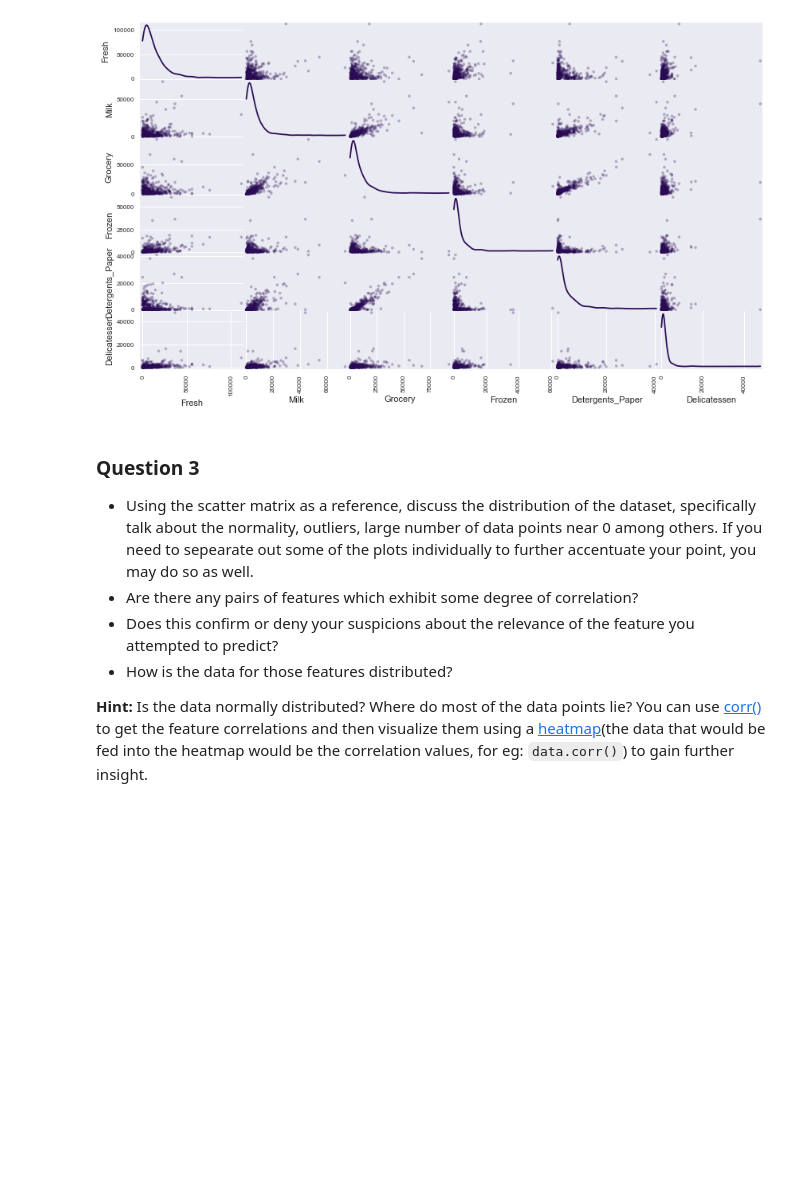
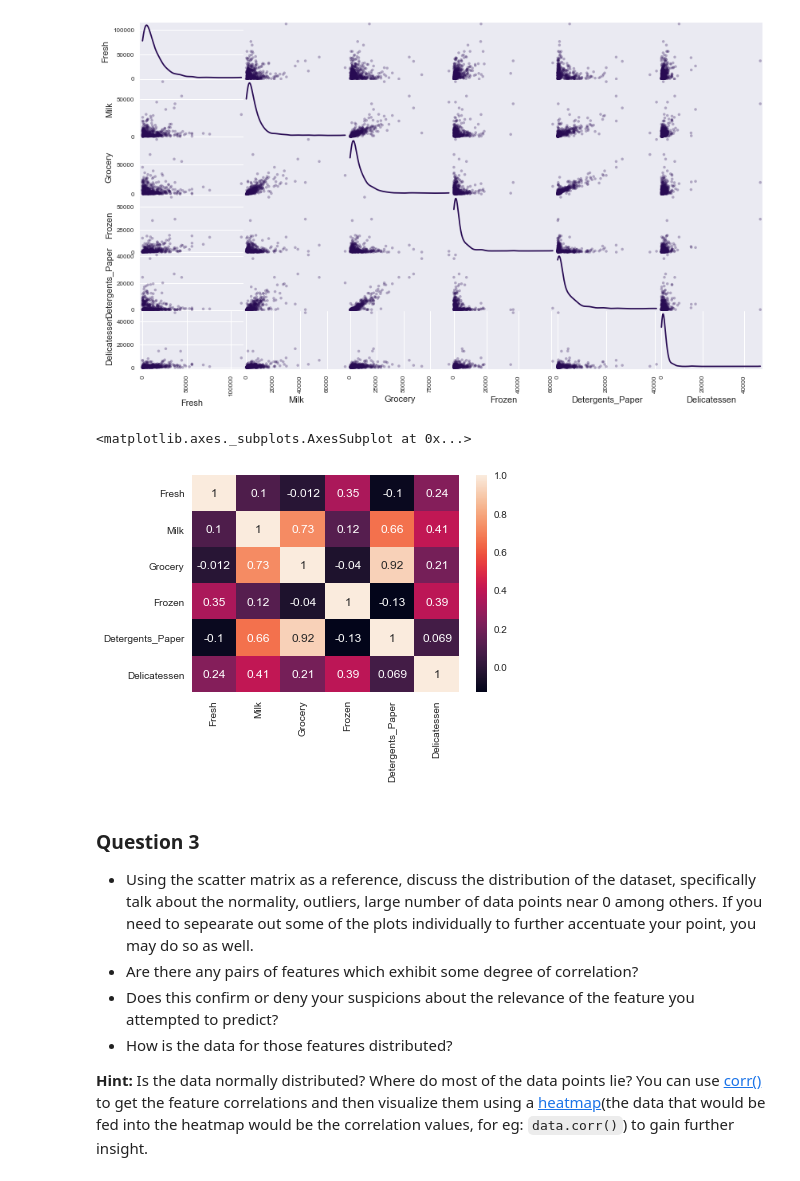
Before and after one commit to gromag/machine-learning, a Jupyter notebook: projects/customer_segments/customer_segments.ipynb, the cells around one changed output. Cells and saved outputs as stored; diff of their text form; code cells hidden in the pictures; blank space fills up the shorter version.

```diff
--- a/projects/customer_segments/customer_segments.ipynb
+++ b/projects/customer_segments/customer_segments.ipynb
@@ -183,6 +191,11 @@ To get a better understanding of the dataset, we can construct a scatter matrix
 pd.scatter_matrix(data, alpha = 0.3, figsize = (14,8), diagonal = 'kde');
 # %% [output]
 [figure]
+# %%
+sns.heatmap(data.corr(), annot = True )
+# %% [output]
+<matplotlib.axes._subplots.AxesSubplot at 0x...>
+[figure, added]
 # %% [markdown]
 ### Question 3
 * Using the scatter matrix as a reference, discuss the distribution of the dataset, specifically talk about the normality, outliers, large number of data points near 0 among others. If you need to sepearate out some of the plots individually to further accentuate your point, you may do so as well.
```
Also changed, not shown: parts of 28 cells of this notebook.
